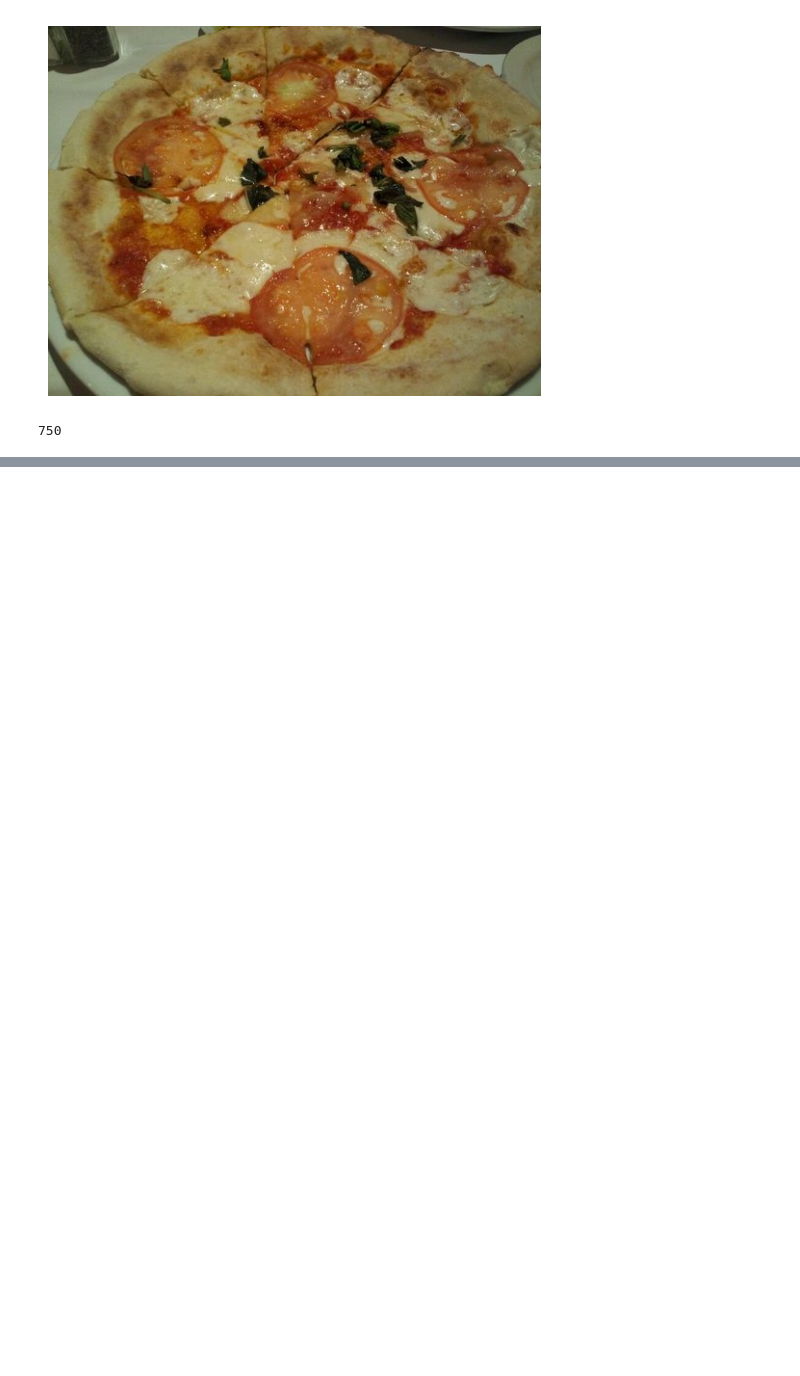
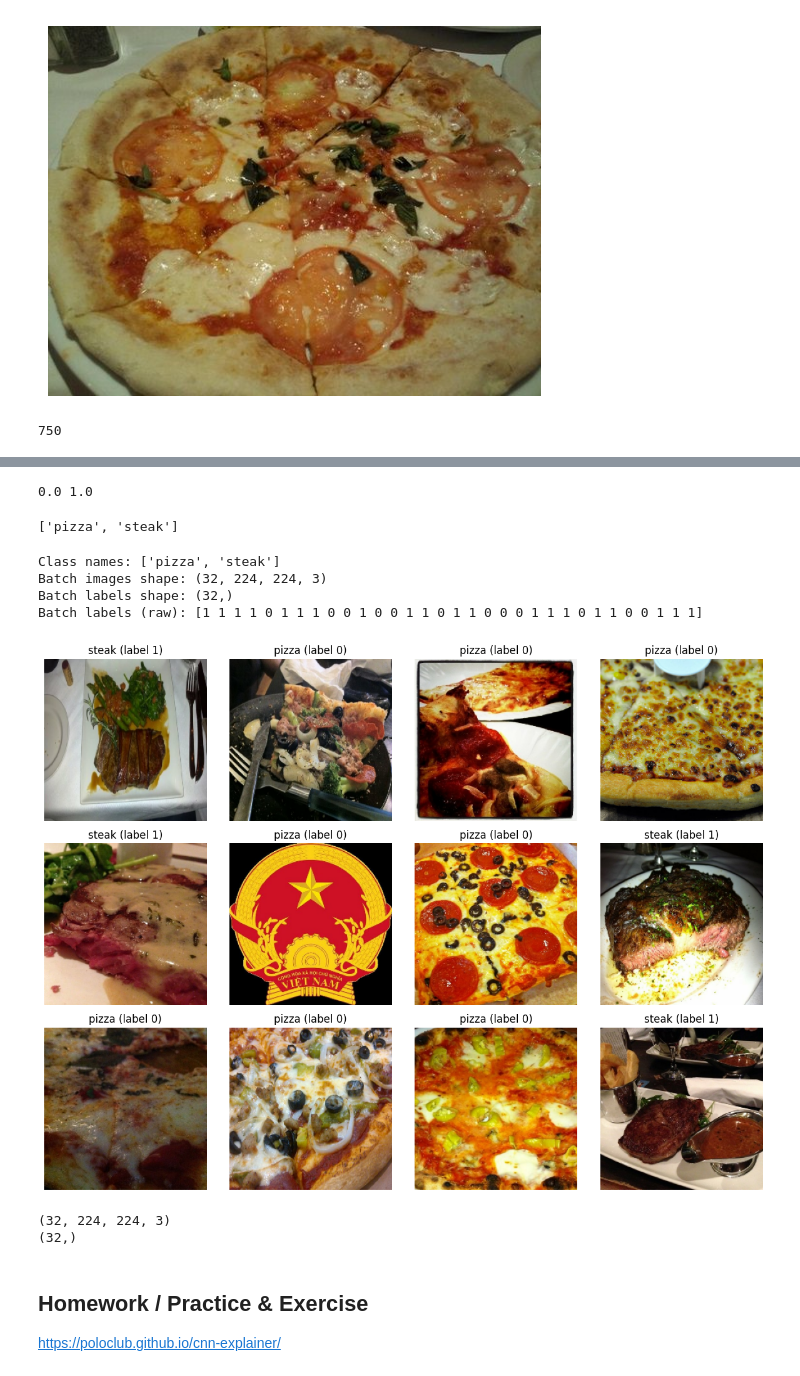
Before and after one commit to hvanli/01_tensorflow_htv, a Jupyter notebook: 03_tensorflow_neural_network_classification/nb/03_computer_vision_and_convolotional_neural_networks.ipynb, the cells around one changed output, grey strips where cells are left out. Saved outputs shown, nothing was run; the diff lists cells and outputs as text; code cells hidden in the pictures; blank space fills up the shorter version.

```diff
--- a/03_tensorflow_neural_network_classification/nb/03_computer_vision_and_convolotional_neural_networks.ipynb
+++ b/03_tensorflow_neural_network_classification/nb/03_computer_vision_and_convolotional_neural_networks.ipynb
@@ -112,0 +329,63 @@ There are 0 directories and 750 images in '../data/pizza_steak/train/steak'
+# %%
+normalized_train_ds = train_ds.map(lambda x, y: (normalization_layer(x), y))
+image_batch, labels_batch = next(iter(normalized_train_ds))
+first_image = image_batch[0]
+# Notice the pixel values are now in `[0,1]`.
+print(np.min(first_image), np.max(first_image))
+# %% [output]
+0.0 1.0
+# %%
+class_names = train_ds.class_names
+print(class_names)
+# %% [output]
+['pizza', 'steak']
+# %%
+print(f"Class names: {train_ds.class_names}")
+
+for images, labels in train_ds.take(1):
+    print(f"Batch images shape: {images.shape}")
+    print(f"Batch labels shape: {labels.shape}")
+    print(f"Batch labels (raw): {labels.numpy()}")
+    break
+# %% [output]
+Class names: ['pizza', 'steak']
+Batch images shape: (32, 224, 224, 3)
+Batch labels shape: (32,)
+Batch labels (raw): [1 1 1 1 0 1 1 1 0 0 1 0 0 1 1 0 1 1 0 0 0 1 1 1 0 1 1 0 0 1 1 1]
+# %%
+import matplotlib.pyplot as plt
+import math
+import random
+
+def plot_images_from_dataset(dataset, class_names, n=12):
+    images, labels = next(iter(dataset))
+    labels = labels.numpy()
+
+    idxs = random.sample(range(len(images)), min(n, len(images)))
+
+    rows = math.ceil(len(idxs)/4)
+    plt.figure(figsize=(12, rows*3))
+
+    for i, idx in enumerate(idxs):
+        plt.subplot(rows, 4, i+1)
+        plt.imshow(images[idx].numpy().astype("uint8"))
+        plt.title(f"{class_names[labels[idx]]} (label {labels[idx]})")
+        plt.axis('off')
+
+    plt.tight_layout()
+    plt.show()
+# %%
+plot_images_from_dataset(dataset=train_ds, class_names=class_names, n=12)
+# %% [output]
+[figure, added]
+# %%
+for image_batch, labels_batch in train_ds:
+    print(image_batch.shape)
+    print(labels_batch.shape)
+    break
+# %% [output]
+(32, 224, 224, 3)
+(32,)
+# %% [markdown]
+## Homework / Practice & Exercise
+https://poloclub.github.io/cnn-explainer/
```
Also changed, not shown: parts of 15 cells of this notebook, 7 other files.
